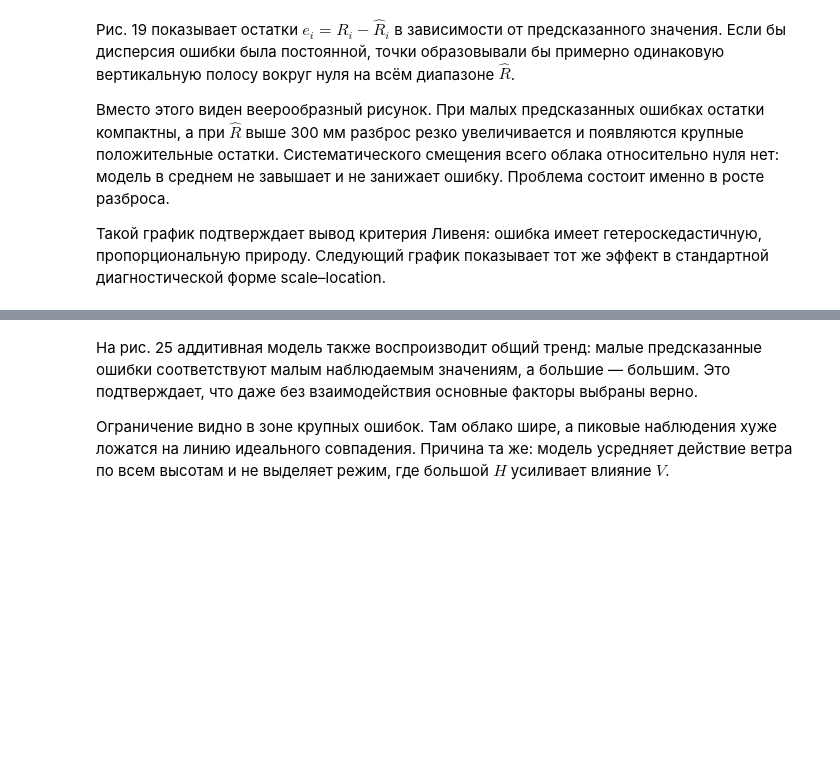
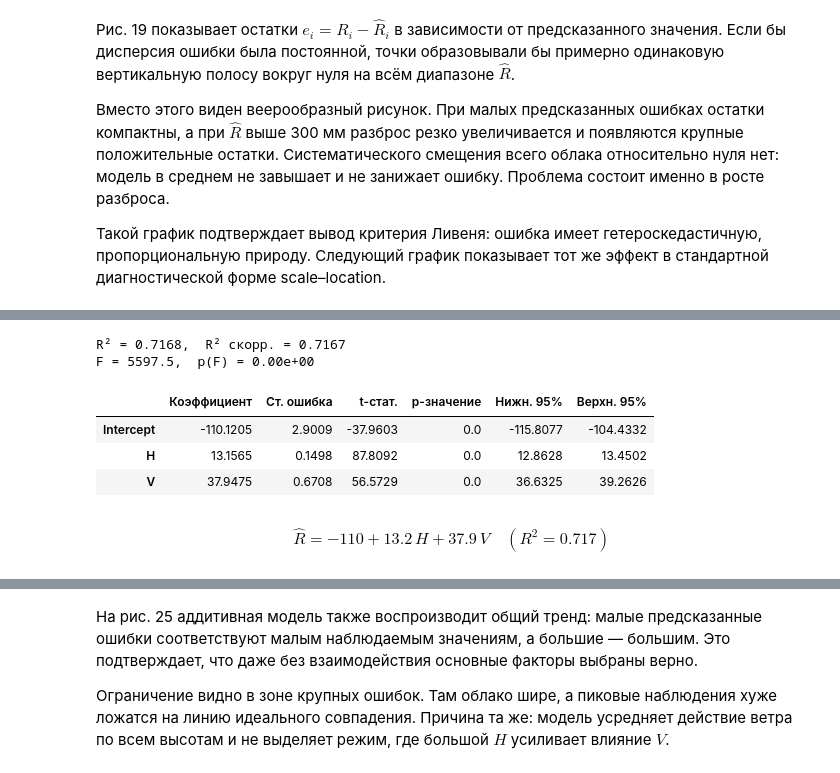
Before and after one commit to Rrisinglight/kandid, a Jupyter notebook: analysis.ipynb, the cells around one changed output, grey strips where cells are left out. Cells and saved outputs as stored; diff of their text form; code cells hidden in the pictures; blank space fills up the shorter version.

```diff
--- a/analysis.ipynb
+++ b/analysis.ipynb
@@ -1009,17 +974,0 @@ $$
-# %%
-df["logR"] = np.log(df["R"])
-log_model = ols("logR ~ H + V + sat + H:V", data=df).fit()
-
-print(f"Линейная модель:         R² = {reg_model.rsquared:.4f},  R²_adj = {reg_model.rsquared_adj:.4f}")
-print(f"Логарифмическая модель:  R² = {log_model.rsquared:.4f},  R²_adj = {log_model.rsquared_adj:.4f}")
-print()
-
-log_coef = pd.DataFrame({
-    "Коэффициент": log_model.params,
-    "Ст. ошибка": log_model.bse,
-    "t-стат.": log_model.tvalues,
-    "p-значение": log_model.pvalues,
-    "Нижн. 95%": log_model.conf_int()[0],
-    "Верхн. 95%": log_model.conf_int()[1],
-}).round(4)
-display(log_coef)
@@ -1079,0 +996,25 @@ fig.show()
+# %%
+reg_model_add = ols("R ~ H + V", data=df).fit()
+
+coef_df_add = pd.DataFrame({
+    "Коэффициент": reg_model_add.params,
+    "Ст. ошибка": reg_model_add.bse,
+    "t-стат.": reg_model_add.tvalues,
+    "p-значение": reg_model_add.pvalues,
+    "Нижн. 95%": reg_model_add.conf_int()[0],
+    "Верхн. 95%": reg_model_add.conf_int()[1],
+}).round(4)
+
+print(f"R² = {reg_model_add.rsquared:.4f},  R² скорр. = {reg_model_add.rsquared_adj:.4f}")
+print(f"F = {reg_model_add.fvalue:.1f},  p(F) = {reg_model_add.f_pvalue:.2e}")
+print()
+display(coef_df_add)
+show_eq(reg_model_add)
+# %% [output]
+R² = 0.7168,  R² скорр. = 0.7167
+F = 5597.5,  p(F) = 0.00e+00
+|  | Коэффициент | Ст. ошибка | t-стат. | p-значение | Нижн. 95% | Верхн. 95% |
+| Intercept | -110.1205 | 2.9009 | -37.9603 | 0.0 | -115.8077 | -104.4332 |
+| H | 13.1565 | 0.1498 | 87.8092 | 0.0 | 12.8628 | 13.4502 |
+| V | 37.9475 | 0.6708 | 56.5729 | 0.0 | 36.6325 | 39.2626 |
+$$\hat{R} = -110 +13.2\,H +37.9\,V \quad (R^2 = 0.717)$$
```
Also changed, not shown: parts of 66 cells of this notebook, 31 other files.
